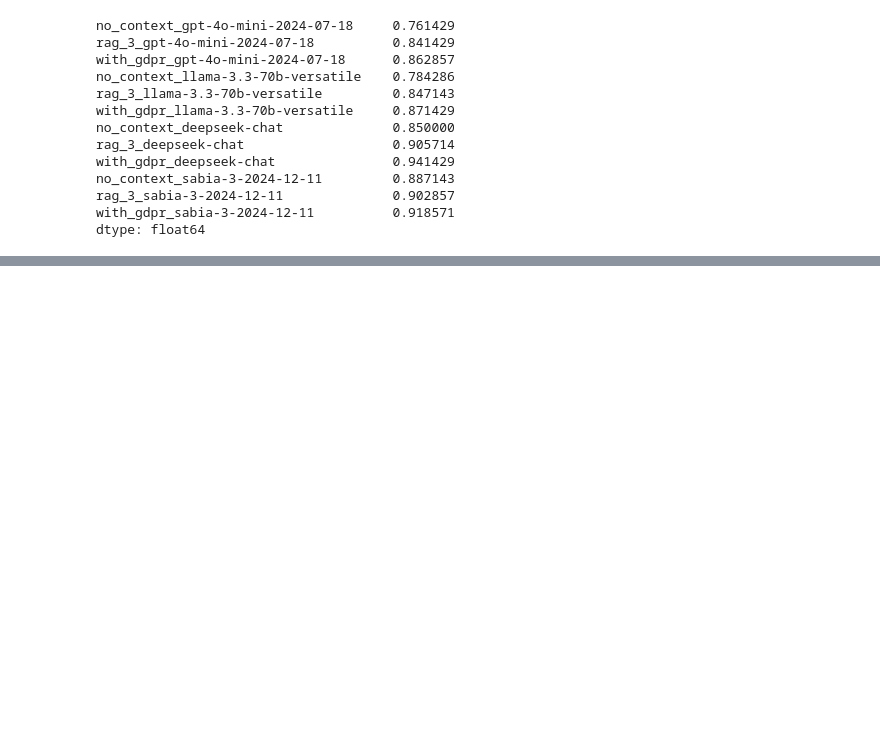
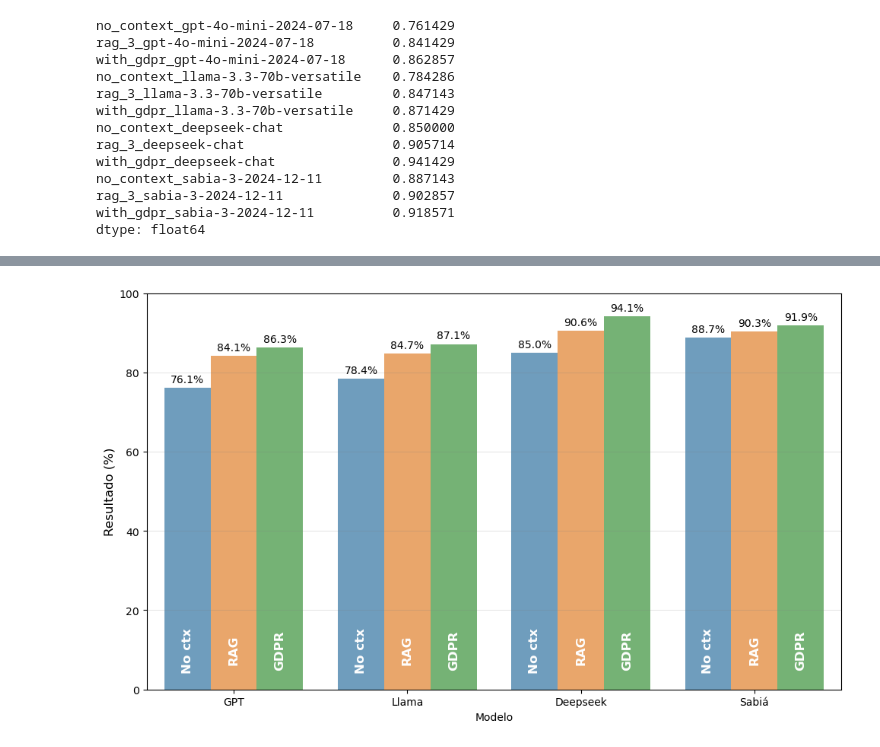
Before and after one commit to carisio/gdpr.br.qa, a Jupyter notebook: 4 - results.ipynb, the cells around one changed output, grey strips where cells are left out. Drawn from its saved outputs; the diff is of its cells as text; code cells hidden in the pictures; blank space fills up the shorter version.

```diff
--- a/4 - results.ipynb
+++ b/4 - results.ipynb
@@ -153,0 +209,48 @@ df_dataset.columns
+# %%
+df = pd.DataFrame(data)
+
+# Convertendo para formato longo (melt) para facilitar a plotagem agrupada
+df_melted = df.melt(id_vars="Experimento", var_name="Modelo", value_name="Resultado")
+
+# Usando a paleta padrão do Matplotlib e garantindo que alpha = 1 (sem transparência)
+plt.figure(figsize=(10, 6))
+
+# Alterando a visualização para agrupar por modelo
+ax = sns.barplot(x="Modelo", y="Resultado", hue="Experimento", data=df_melted, palette=cm.tab10.colors, alpha=0.7)
+
+# Personalizando o gráfico
+plt.ylim(0, 100)  # Garantindo que o eixo Y vá de 0 a 100%
+#plt.xlabel("Modelo de Linguagem", fontsize=12)
+plt.ylabel("Resultado (%)", fontsize=12)
+
+# Movendo a legenda para fora do gráfico
+#plt.legend(title="Experimento", loc='upper left', bbox_to_anchor=(1, 1))
+ax.get_legend().remove()
+
+# Adicionando as linhas de grade em cinza claro
+plt.grid(True, axis='y', color='gray', linestyle='-', linewidth=0.5, alpha=0.3)
+
+# Adicionando os valores no topo das barras
+for p, experiment in zip(ax.patches, ["No ctx"]*4 + ["RAG"]*4 + ["GDPR"]*4):
+    if p.get_height() > 0:
+        ax.annotate(f'{p.get_height():.1f}%',  # Mostrando o valor com 1 casa decimal
+                (p.get_x() + p.get_width() / 2., p.get_height()),
+                ha='center', va='center',
+                fontsize=10, color='black',
+                xytext=(0, 8), textcoords='offset points')  # Ajuste de posição
+        ax.annotate(experiment,  # O nome do experimento
+                    (p.get_x() + p.get_width() / 2., 10),  # Posição no meio da barra
+                    ha='center', va='center',
+                    fontsize=12, color='white',
+                    fontweight='bold',
+                    rotation=90)  # Rotacionando o texto para 90 graus
+
+
+
+# Ajustando layout para não cortar a legenda
+plt.tight_layout()
+
+# Exibindo o gráfico
+plt.show()
+# %% [output]
+[figure, added]
```
Also changed, not shown: parts of 5 cells of this notebook.
